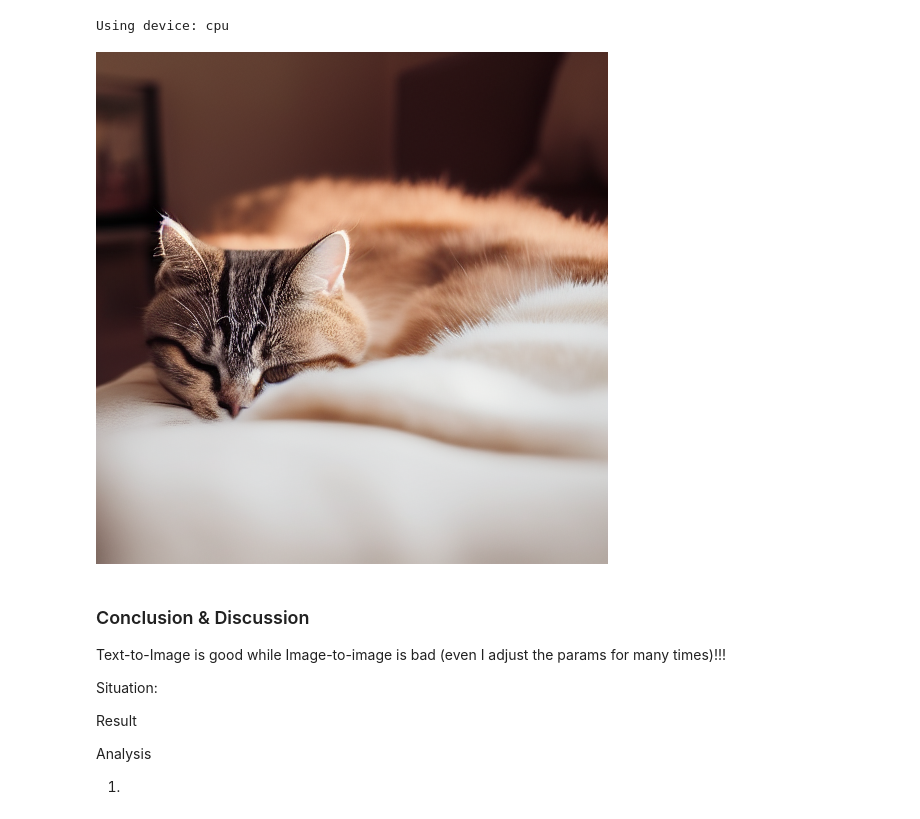
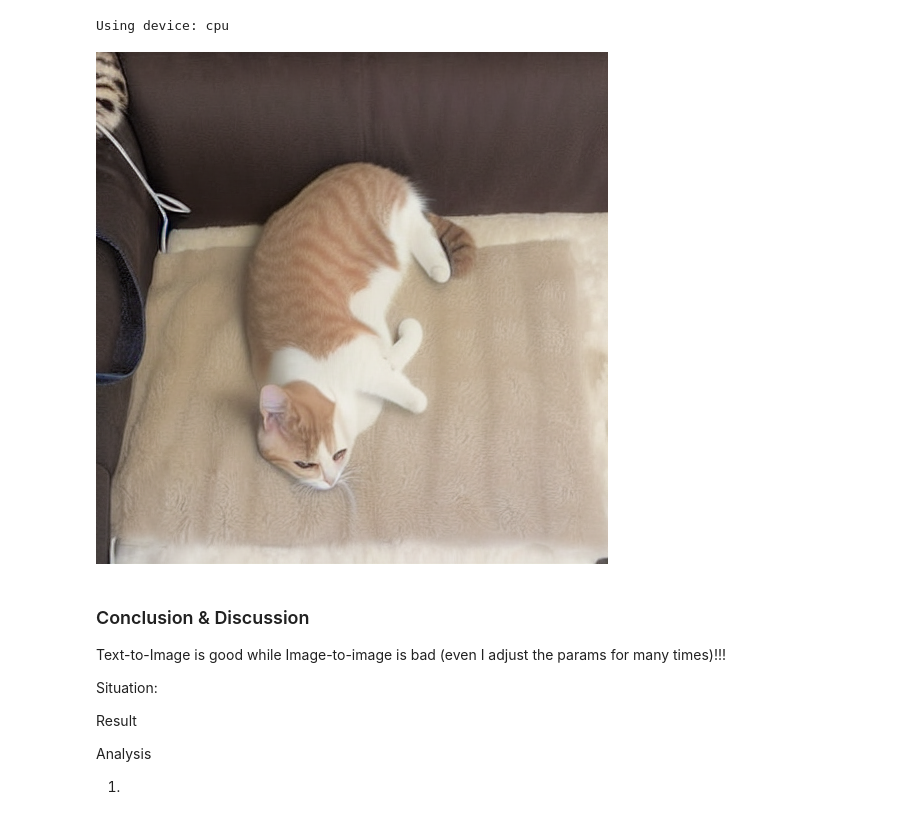
Before and after one commit to TimidZe/diffusion-models-learning, a Jupyter notebook: Stable-Diffusion-scratch/sd-scratch/demo_img2img.ipynb, the cells around one changed output. Saved outputs shown, nothing was run; the diff lists cells and outputs as text; code cells hidden in the pictures.

```diff
--- a/Stable-Diffusion-scratch/sd-scratch/demo_img2img.ipynb
+++ b/Stable-Diffusion-scratch/sd-scratch/demo_img2img.ipynb
@@ -26,41 +26,41 @@ models = model_loader.preload_models_from_standard_weights(model_file, DEVICE)
 prompt = "Cover the cat in the picture with a blanket, highly detailed, ultra sharp, cinematic, 100mm lens, 8k resolution."
 uncond_prompt = ""
 do_cfg = True
-cfg_scale = 8  # min: 1, max: 14
+cfg_scale = 14  # min: 1, max: 14
 
 ## IMAGE TO IMAGE
 input_image = None
 image_path = "../images/mycat_512.jpg"
 input_image = Image.open(image_path)  # Comment to disable image to image
-strength = 0.9
+strength = 0.2
 
 ## SAMPLER
 
 sampler = "ddpm"
 num_inference_steps = 50
 seed = 42
 
 output_image = pipeline.generate(
     prompt=prompt,
     uncond_prompt=uncond_prompt,
     input_image=input_image,
     strength=strength,
     do_cfg=do_cfg,
     cfg_scale=cfg_scale,
     sampler_name=sampler,
     n_inference_steps=num_inference_steps,
     seed=seed,
     models=models,
     device=DEVICE,
     idle_device="cpu",
     tokenizer=tokenizer,
 )
 
 # Combine the input image and the output image into a single image.
 Image.fromarray(output_image)
 # %% [output]
 Using device: cpu
-[figure, old version]
+[figure, new version]
 # %% [markdown]
 ### Conclusion & Discussion
 
```
Also changed, not shown: 8 other files.
